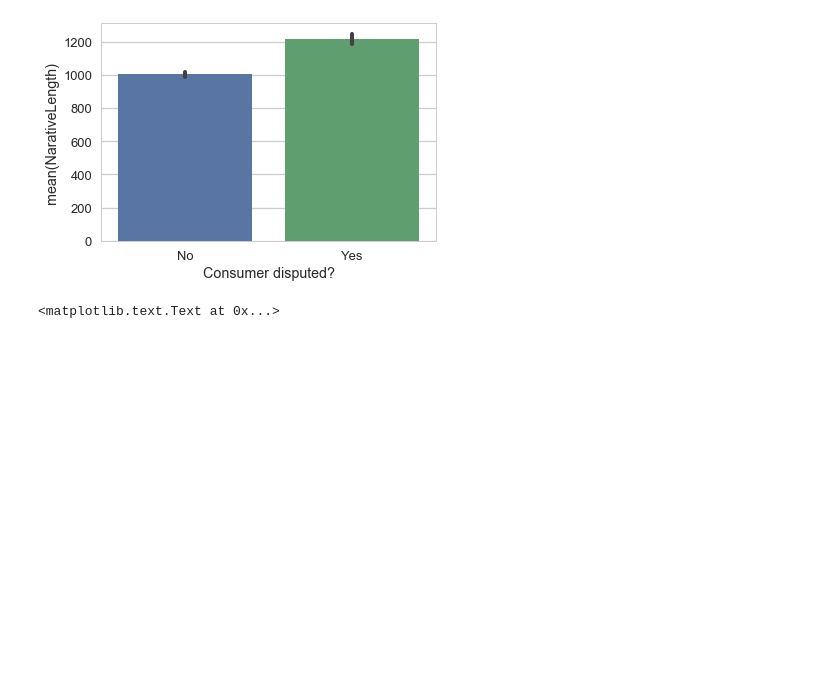
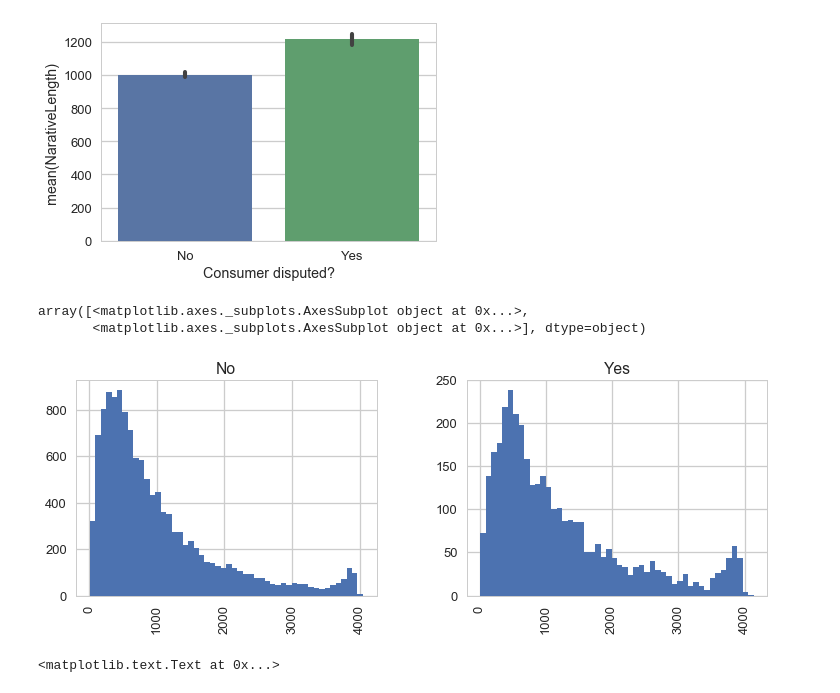
Before and after one commit to shuojiashi/capstone_project_2, a Jupyter notebook: consumer_complaints.ipynb, the cells around one changed output. Saved outputs shown, nothing was run; the diff lists cells and outputs as text; code cells hidden in the pictures; blank space fills up the shorter version.

```diff
--- a/consumer_complaints.ipynb
+++ b/consumer_complaints.ipynb
@@ -324,3 +292,9 @@ df['Narrative_bool'] = df_nara_bool2
+# %%
+df_narative.hist(column='NarativeLength', by='Consumer disputed?', bins=50,figsize=(12,4))
+# %% [output]
+array([<matplotlib.axes._subplots.AxesSubplot object at 0x...>,
+       <matplotlib.axes._subplots.AxesSubplot object at 0x...>], dtype=object)
+[figure, added]
 # %%
 df_narrative_bool = df.groupby('Narrative_bool')['Consumer disputed?'].value_counts(normalize=True).unstack().reset_index()
 df_narrative_bool
```
Also changed, not shown: parts of 45 cells of this notebook.
